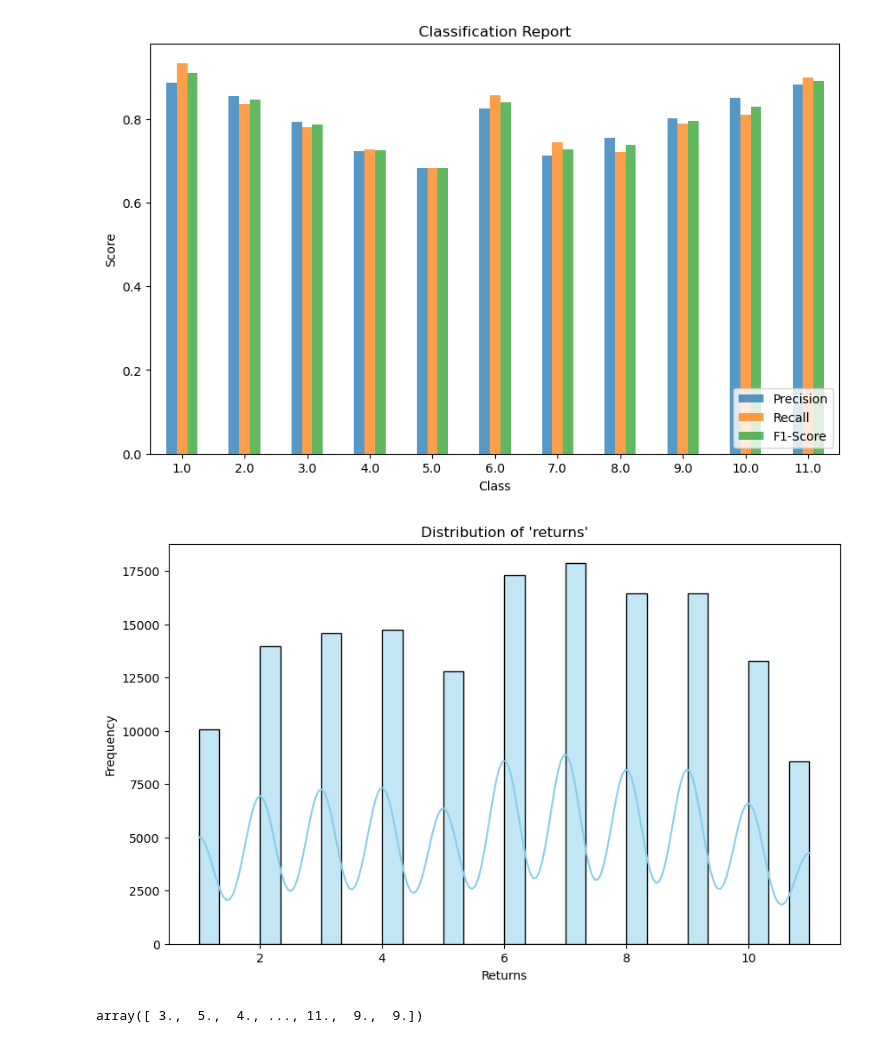
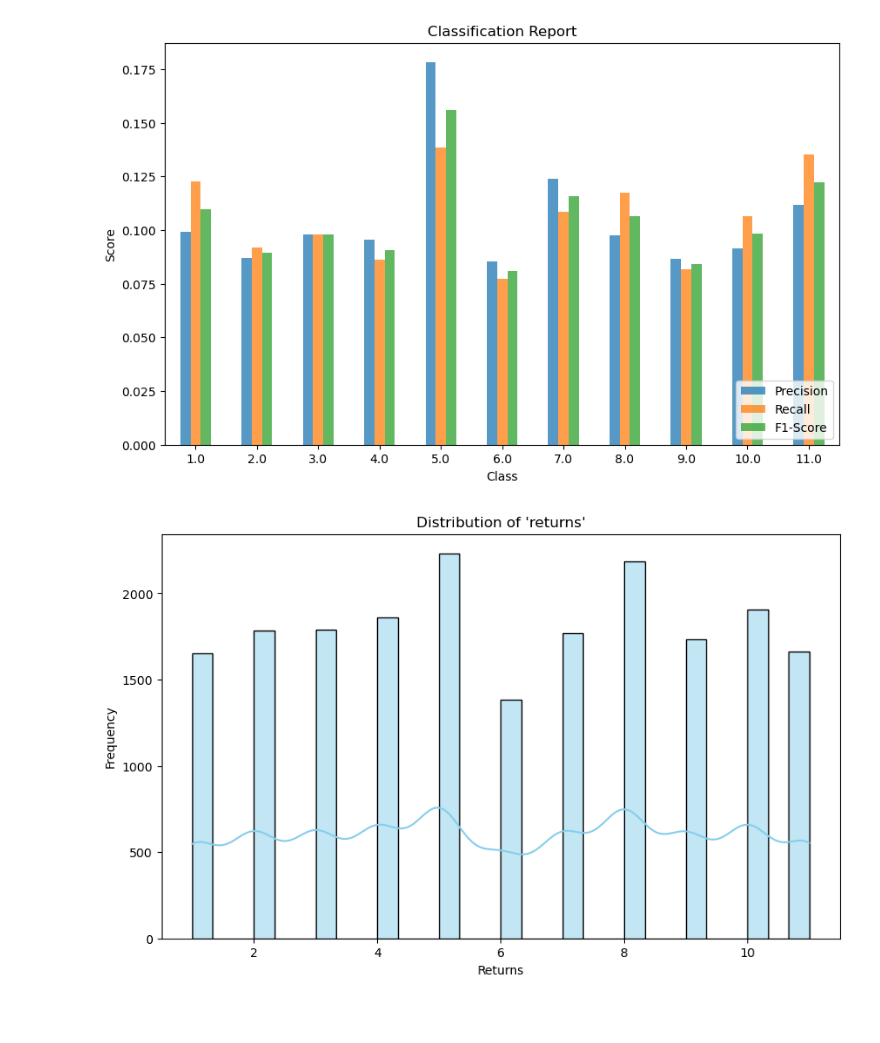
Before and after one commit to hwbarth/coin-prediction, a Jupyter notebook: data_prep.ipynb, the cells around one changed output. Saved outputs shown, nothing was run; the diff lists cells and outputs as text; code cells hidden in the pictures; blank space fills up the shorter version.

Commit message:
feature/target engineering

```diff
--- a/data_prep.ipynb
+++ b/data_prep.ipynb
@@ -902,6 +956,6 @@ plt.show()
 # %%
 # Use qcut to divide 'returns' into 11 equal-sized groups and label them from 1 to 11
-scaled_df['return_group'] = pd.qcut(scaled_df['returns'], q=11, labels=range(1, 11 + 1))
+scaled_df['return_group'] = pd.qcut(scaled_df['next_returns'], q=11, labels=range(1, 11 + 1))
 
 # Display the DataFrame with the new 'return_group' column
 scaled_df.groupby('return_group').size()
@@ -939,10 +993,10 @@ split_index = int(len(scaled_df) * train_size)
 train_df = scaled_df[:split_index]
 test_df = scaled_df[split_index:]
 
-X_train = train_df.drop(columns=['returns', 'return_group']).to_numpy()
+X_train = train_df.drop(columns=['next_returns', 'return_group']).to_numpy()
 y_train = train_df[['timestamp','return_group']].to_numpy()
 
-X_test = test_df.drop(columns=['returns', 'return_group']).to_numpy()
+X_test = test_df.drop(columns=['next_returns', 'return_group']).to_numpy()
 y_test = test_df[['timestamp','return_group']].to_numpy()
 # %%
 # # Set print options for better readability
@@ -962,9 +1016,21 @@ features.shape
 # %%
+# from sklearn.tree import DecisionTreeClassifier
+
+
+# clf = DecisionTreeClassifier(criterion='entropy', random_state=0)  # Use 'entropy' for cross-entropy as impurity
+# clf.fit(X_train[:, 1:], y_train[:, 1])
+
+# # Verify model training
+# print("Model trained successfully!")
+# print("Number of features:", clf.n_features_in_)
+# print("Tree depth:", clf.get_depth())
+import numpy as np
 from sklearn.tree import DecisionTreeClassifier
 
 
-clf = DecisionTreeClassifier(criterion='entropy', random_state=0)  # Use 'entropy' for cross-entropy as impurity
-clf.fit(X_train[:, 1:], y_train[:, 1])
+# Now fit the model using the shifted features and target
+clf = DecisionTreeClassifier(criterion='entropy', random_state=0)
+clf.fit(X_train[:, 1:], y_train[:, 1:])  # Fit the model on the new data
 
 # Verify model training
 print("Model trained successfully!")
@@ -991,6 +1058,8 @@ conf_matrix = confusion_matrix(y_test[:, 1], y_pred)
 # Classification report
 class_report = classification_report(y_test[:, 1], y_pred)
 # print("Classification Report:\n", class_report)
+# %%
+y_pred = np.column_stack((y_test[:, 0], y_pred))
 # %%
 import seaborn as sns
 import matplotlib.pyplot as plt
@@ -1011,49 +1080,45 @@ import matplotlib.pyplot as plt
 from sklearn.metrics import classification_report
 
 # Generate classification report as a dictionary
-class_report = classification_report(y_test[:, 1], y_pred, output_dict=True)
+class_report = classification_report(y_test[:, 1], y_pred[:, 1], output_dict=True)
 
 # Extract precision, recall, f1-score for each class
 class_labels = [key for key in class_report.keys() if key not in ('accuracy', 'macro avg', 'weighted avg')]  # Get only class labels
 precision = [class_report[label]['precision'] for label in class_labels]
 recall = [class_report[label]['recall'] for label in class_labels]
 f1 = [class_report[label]['f1-score'] for label in class_labels]
 
 # Create a DataFrame for the classification report
 class_report_df = pd.DataFrame({
     'Class': class_labels,
     'Precision': precision,
     'Recall': recall,
     'F1-Score': f1
 })
 
 # Set the class as index
 class_report_df.set_index('Class', inplace=True)
 
 # Plot the classification report
 plt.figure(figsize=(10, 6))
 class_report_df.plot(kind='bar', alpha=0.75, ax=plt.gca())
 plt.title("Classification Report")
 plt.ylabel("Score")
 plt.xticks(rotation=0)
 plt.legend(loc='lower right')
 plt.show()
 # %% [output]
-[figure, old version]
+[figure, new version]
 # %%
 import matplotlib.pyplot as plt
 import seaborn as sns
 
 # Plotting the distribution of 'returns'
 plt.figure(figsize=(10, 6))
-sns.histplot(y_pred, kde=True, bins=30, color='skyblue')  # histogram with KDE overlay
+sns.histplot(y_pred[:, 1], kde=True, bins=30, color='skyblue')  # histogram with KDE overlay
 plt.title("Distribution of 'returns'")
 plt.xlabel("Returns")
 plt.ylabel("Frequency")
 plt.show()
 # %% [output]
-[figure, old version]
+[figure, new version]
-# %%
-y_pred
-# %% [output]
-array([ 3.,  5.,  4., ..., 11.,  9.,  9.])
```
Also changed, not shown: parts of 32 cells of this notebook.
